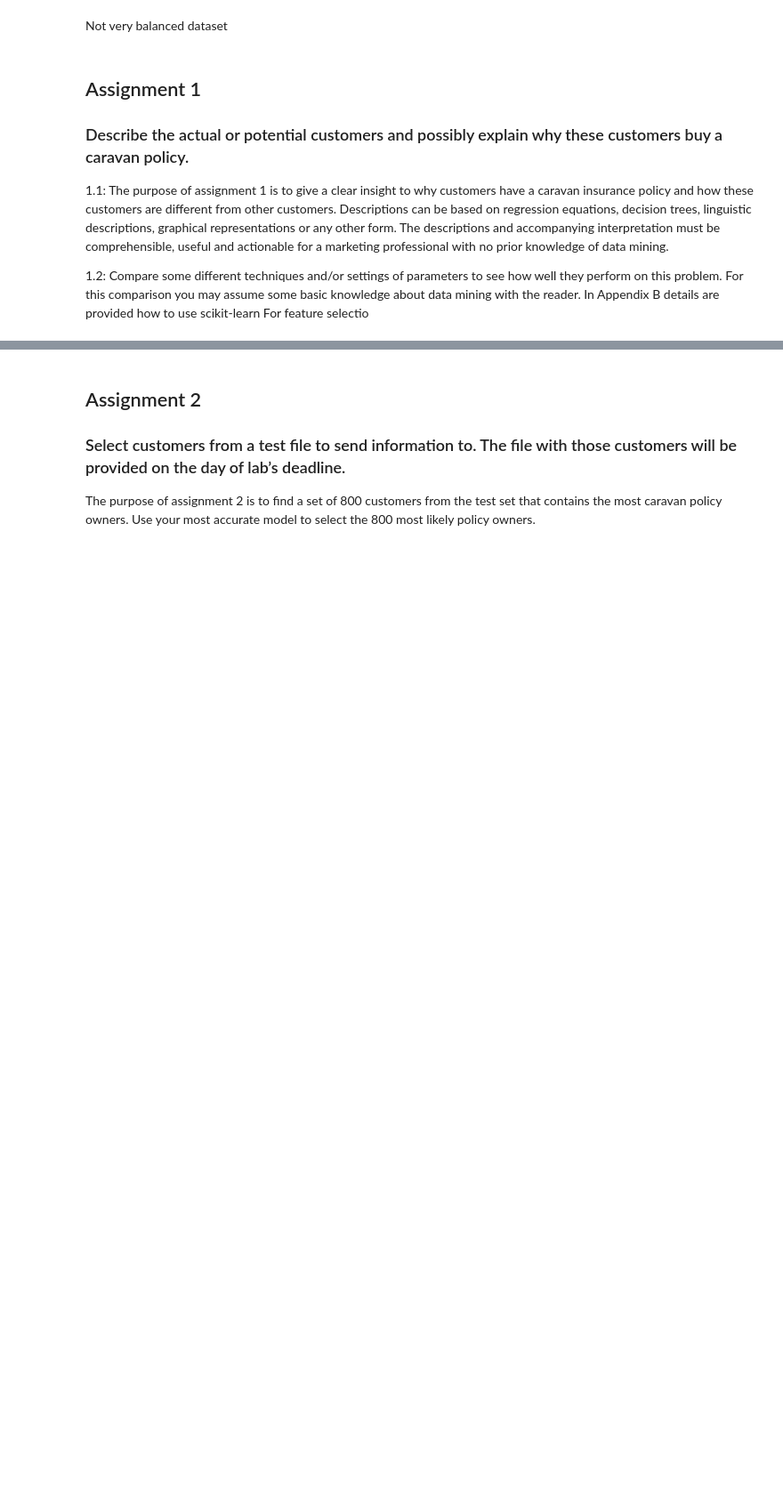
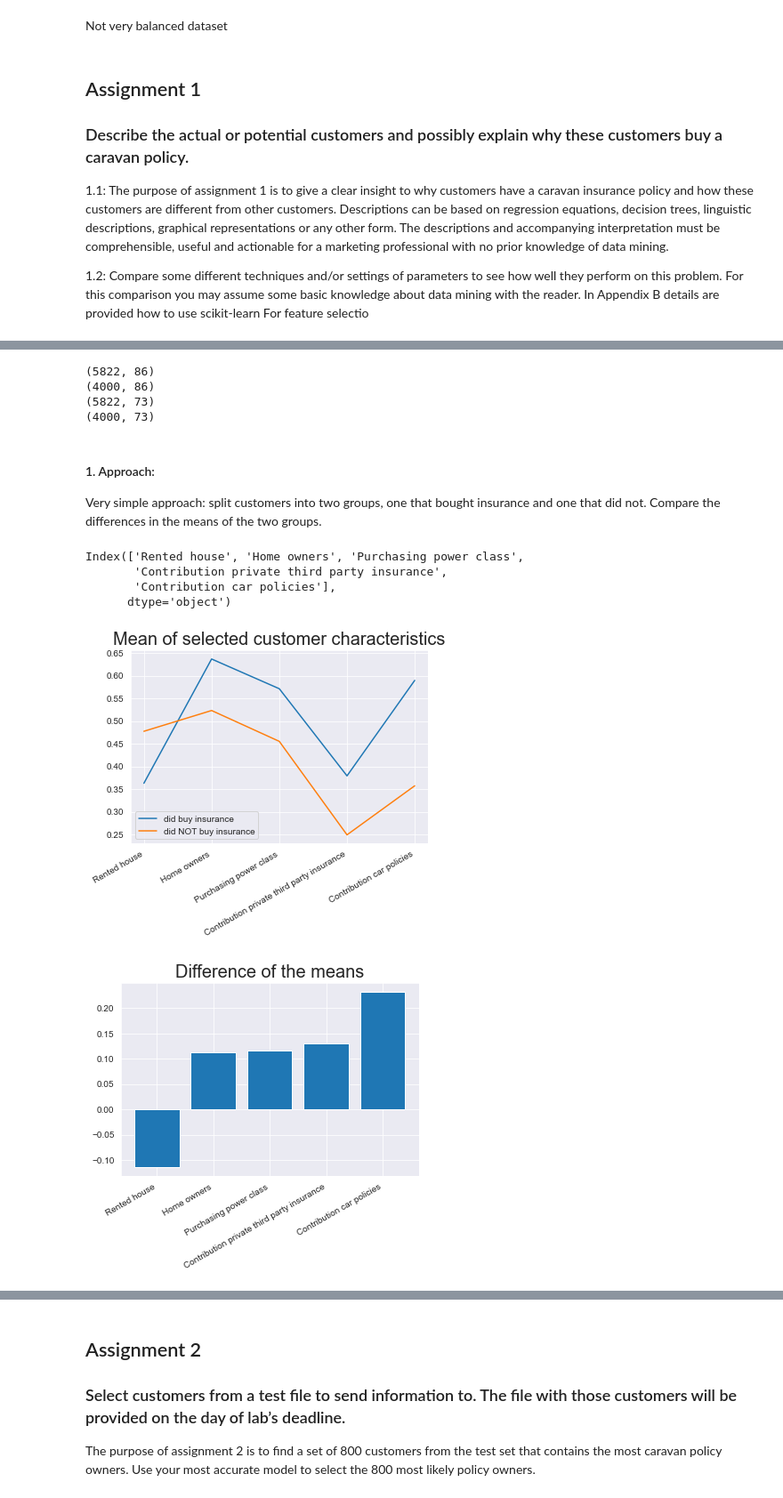
Before and after one commit to SimonJasansky/data_mining, a Jupyter notebook: a3/assignment_3.ipynb, the cells around one changed output, grey strips where cells are left out. Shown at 89% size. Cells and saved outputs as stored; diff of their text form; code cells hidden in the pictures; blank space fills up the shorter version.

```diff
--- a/a3/assignment_3.ipynb
+++ b/a3/assignment_3.ipynb
@@ -137,0 +63,31 @@ pipeClassifier.score(X, Y)
+# %%
+# Remove features with low variance
+from sklearn.feature_selection import VarianceThreshold
+sel = VarianceThreshold(threshold=(.98 * (1 - .98)))
+
+print(df.shape)
+print(df_test.shape)
+
+# drop variables from both train and test data
+sel.fit(df)
+sel_cols = sel.get_feature_names_out()
+df = df[sel_cols]
+df_test = df_test[sel_cols]
+
+print(df.shape)
+print(df_test.shape)
+# %% [output]
+(5822, 86)
+(4000, 86)
+(5822, 73)
+(4000, 73)
+# %%
+# Normalize data using MinMaxScaler
+from sklearn.preprocessing import MinMaxScaler
+
+scaler = MinMaxScaler()
+scaler.fit(df)
+d = scaler.transform(df)
+scaled_df = pd.DataFrame(d, columns=df.columns)
+d_test = scaler.transform(df_test)
+scaled_df_test = pd.DataFrame(d_test, columns=df_test.columns)
@@ -137,0 +107,39 @@ pipeClassifier.score(X, Y)
+# %% [markdown]
+#### 1. Approach:
+Very simple approach: split customers into two groups, one that bought insurance and one that did not. Compare the differences in the means of the two groups.
+# %%
+pos_df = scaled_df[scaled_df["CARAVAN POLICY"] == 1]
+neg_df = scaled_df[scaled_df["CARAVAN POLICY"] == 0]
+
+pos_df = pos_df.drop("CARAVAN POLICY", axis = 1)
+neg_df = neg_df.drop("CARAVAN POLICY", axis = 1)
+
+diff_df = pos_df.describe().T - neg_df.describe().T
+# I chose difference to be larger than 0.1 (arbitrary)
+top_diff = diff_df[abs(diff_df["mean"]) > 0.1]
+top_diff_vars = top_diff["mean"].index
+
+print(top_diff_vars)
+
+# lineplot
+plt.plot(top_diff_vars,
+         pos_df.describe()[top_diff_vars].T["mean"])
+plt.plot(top_diff_vars,
+         neg_df.describe()[top_diff_vars].T["mean"])
+plt.xticks(rotation = 30, ha = "right")
+plt.title("Mean of selected customer characteristics", size = 20)
+plt.legend(["did buy insurance", "did NOT buy insurance"])
+plt.show()
+
+# barplot
+plt.bar(top_diff_vars, top_diff["mean"])
+plt.xticks(rotation = 30, ha = "right")
+plt.title("Difference of the means", size = 20)
+plt.show()
+# %% [output]
+Index(['Rented house', 'Home owners', 'Purchasing power class',
+       'Contribution private third party insurance',
+       'Contribution car policies'],
+      dtype='object')
+[figure, added]
+[figure, added]
```
Also changed, not shown: parts of 39 cells of this notebook.
